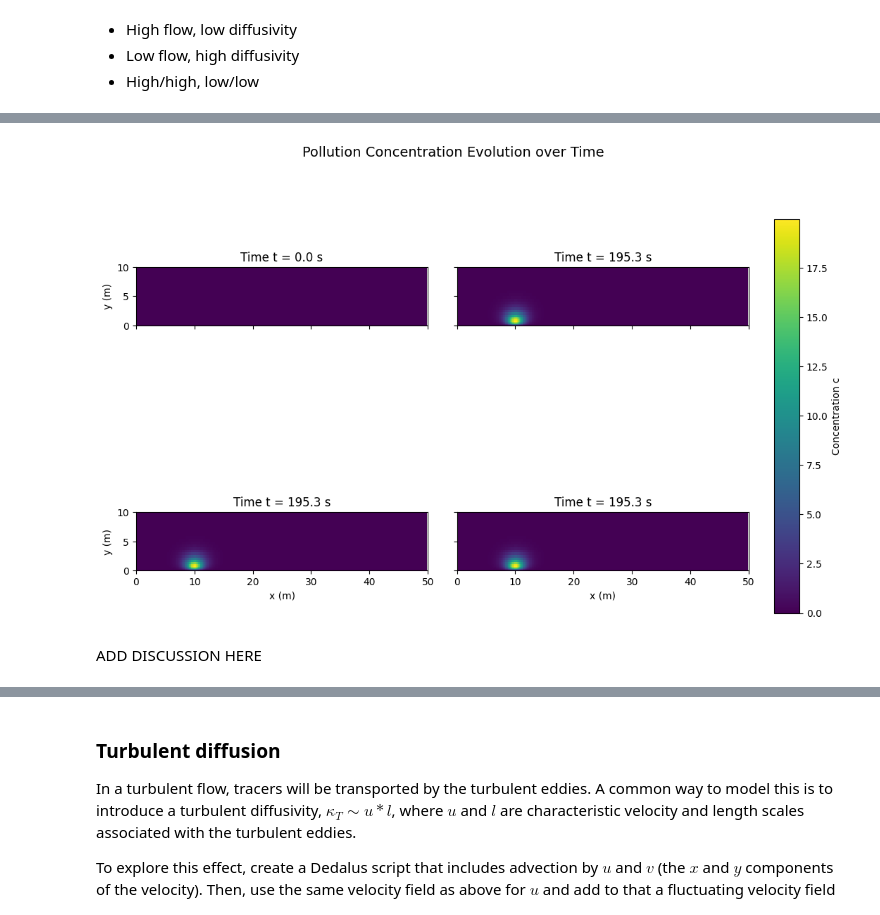
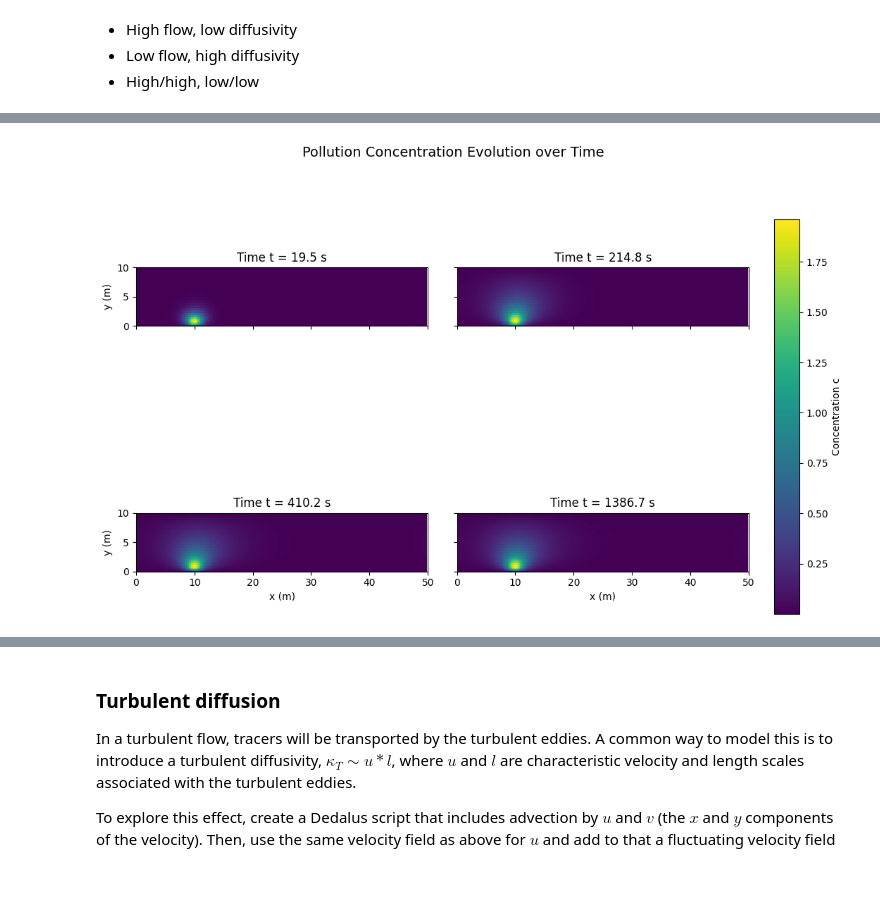
Before and after one commit to barneycevans/QCES, a Jupyter notebook: Project2_transport.ipynb, the cells around one changed output, grey strips where cells are left out. Drawn from its saved outputs; the diff is of its cells as text; code cells hidden in the pictures; blank space fills up the shorter version.

```diff
--- a/Project2_transport.ipynb
+++ b/Project2_transport.ipynb
@@ -503,7 +915,7 @@ import matplotlib.pyplot as plt
 from dedalus.extras import plot_tools
 
 # Target times to plot
-target_times = [1, 200, 500, 1500]
+target_times = [10, 200, 500, 1500]
 
 # Create 2x2 subplots
 fig, axes = plt.subplots(2, 2, figsize=(12, 8), sharex=True, sharey=True)
@@ -511,33 +923,31 @@ axes = axes.flatten()
 
 # Construct coordinates mesh
 (X_mesh, Y_mesh) = plot_tools.quad_mesh(np.squeeze(x), np.squeeze(y))
 
 for i, t_val in enumerate(target_times):
     # Find the index closest to the target time in t_save
     idx = np.argmin(np.abs(np.array(t_save) - t_val))
     actual_time = t_save[idx]
 
     # Plot using pcolormesh
     im = axes[i].pcolormesh(X_mesh, Y_mesh, c_save[idx, :, :].T, shading='auto')
 
     # Formatting
     axes[i].set_title(f'Time t = {actual_time:.1f} s')
     axes[i].set_xlim(0, L)
     axes[i].set_ylim(0, w)
     axes[i].set_aspect('equal')
     if i >= 2:
         axes[i].set_xlabel('x (m)')
     if i % 2 == 0:
         axes[i].set_ylabel('y (m)')
 
 # Add a colorbar to show concentration scale
 fig.subplots_adjust(right=0.85, hspace=0.3, wspace=0.1)
 cbar_ax = fig.add_axes([0.88, 0.15, 0.03, 0.7])
 fig.colorbar(im, cax=cbar_ax, label='Concentration c')
 
 plt.suptitle('Pollution Concentration Evolution over Time', fontsize=14)
 plt.show()
 # %% [output]
-[figure, old version]
+[figure, new version]
-# %% [markdown]
-ADD DISCUSSION HERE
```
Also changed, not shown: parts of 28 cells of this notebook.
